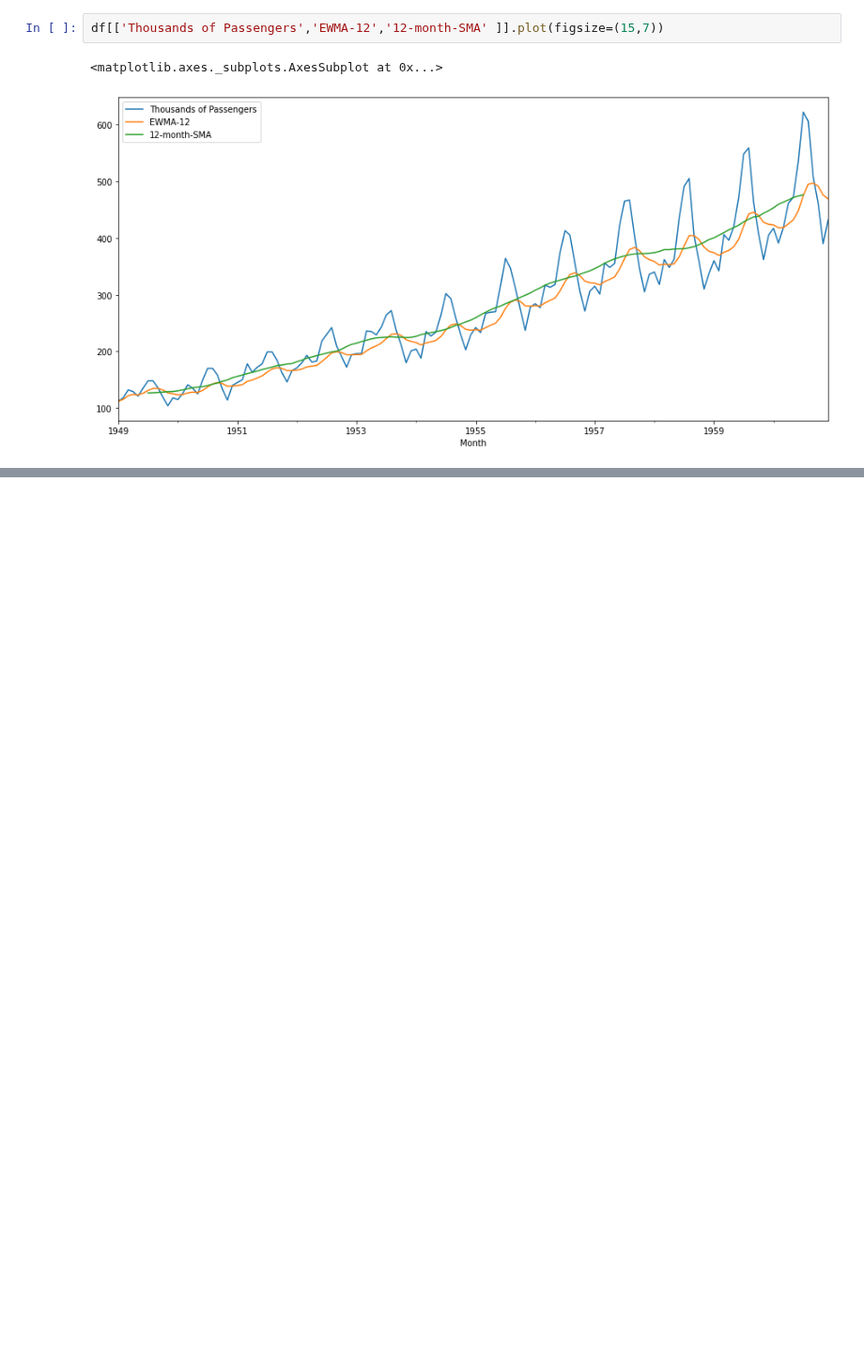
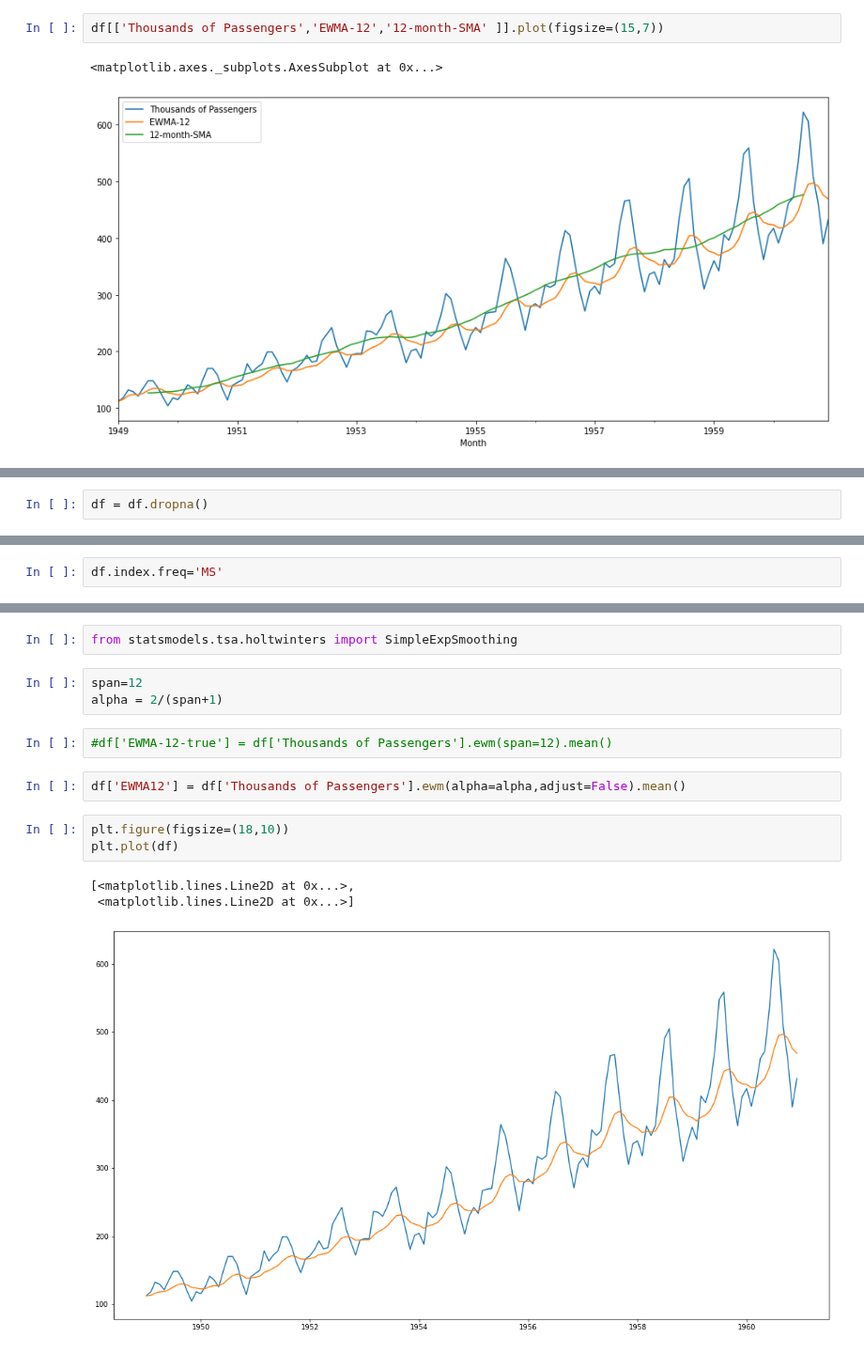
Before and after one commit to kozz84/Udemy, a Jupyter notebook: Time_Series.ipynb, the cells around one changed output, grey strips where cells are left out. Shown at 94% size. Cells and saved outputs as stored; diff of their text form; blank space fills up the shorter version.

```diff
--- a/Time_Series.ipynb
+++ b/Time_Series.ipynb
@@ -122,0 +141,2 @@ df[['Thousands of Passengers','EWMA-12','12-month-SMA' ]].plot(figsize=(15,7))
+# %%
+df = df.dropna()
@@ -122,0 +162,2 @@ df[['Thousands of Passengers','EWMA-12','12-month-SMA' ]].plot(figsize=(15,7))
+# %%
+df.index.freq='MS'
@@ -122,0 +175,16 @@ df[['Thousands of Passengers','EWMA-12','12-month-SMA' ]].plot(figsize=(15,7))
+# %%
+from statsmodels.tsa.holtwinters import SimpleExpSmoothing
+# %%
+span=12
+alpha = 2/(span+1)
+# %%
+#df['EWMA-12-true'] = df['Thousands of Passengers'].ewm(span=12).mean()
+# %%
+df['EWMA12'] = df['Thousands of Passengers'].ewm(alpha=alpha,adjust=False).mean()
+# %%
+plt.figure(figsize=(18,10))
+plt.plot(df)
+# %% [output]
+[<matplotlib.lines.Line2D at 0x...>,
+ <matplotlib.lines.Line2D at 0x...>]
+[figure, added]
```
Also changed, not shown: parts of 27 cells of this notebook.
